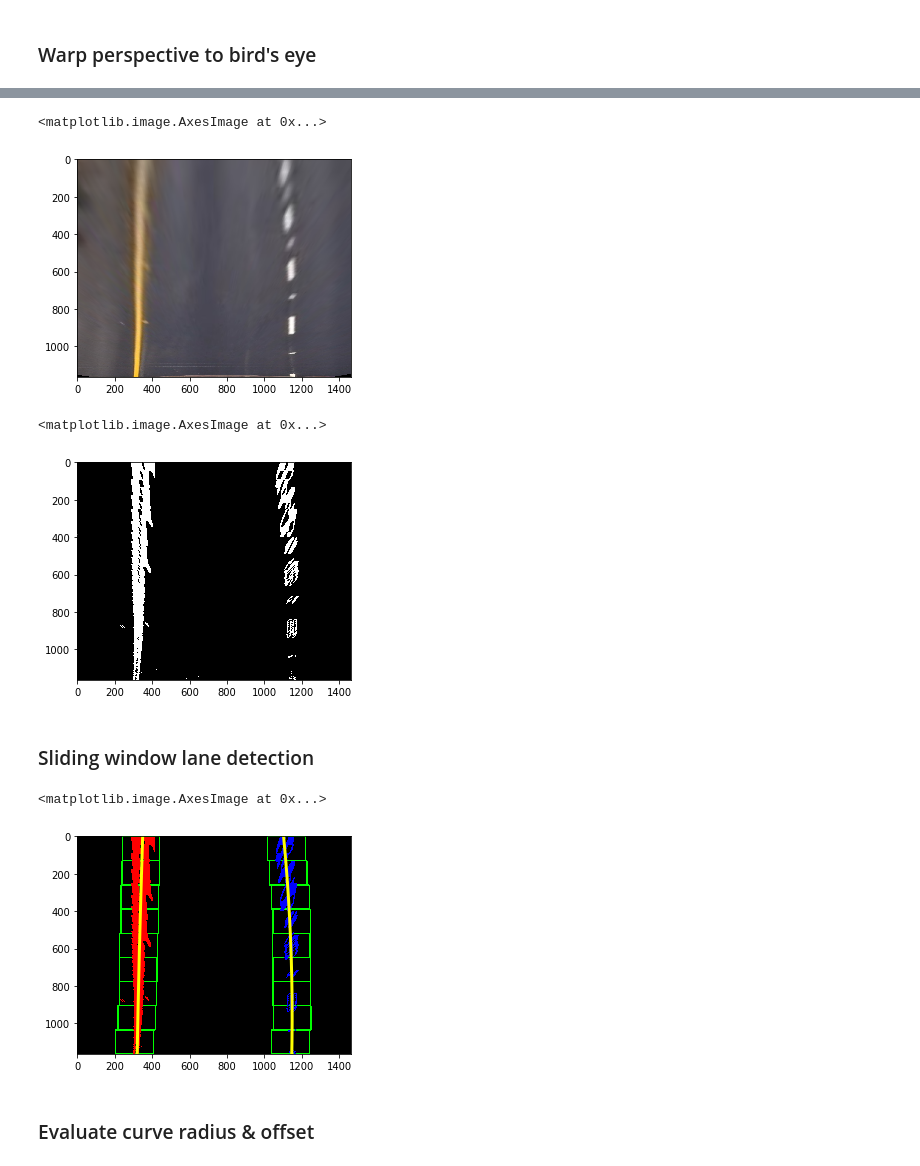
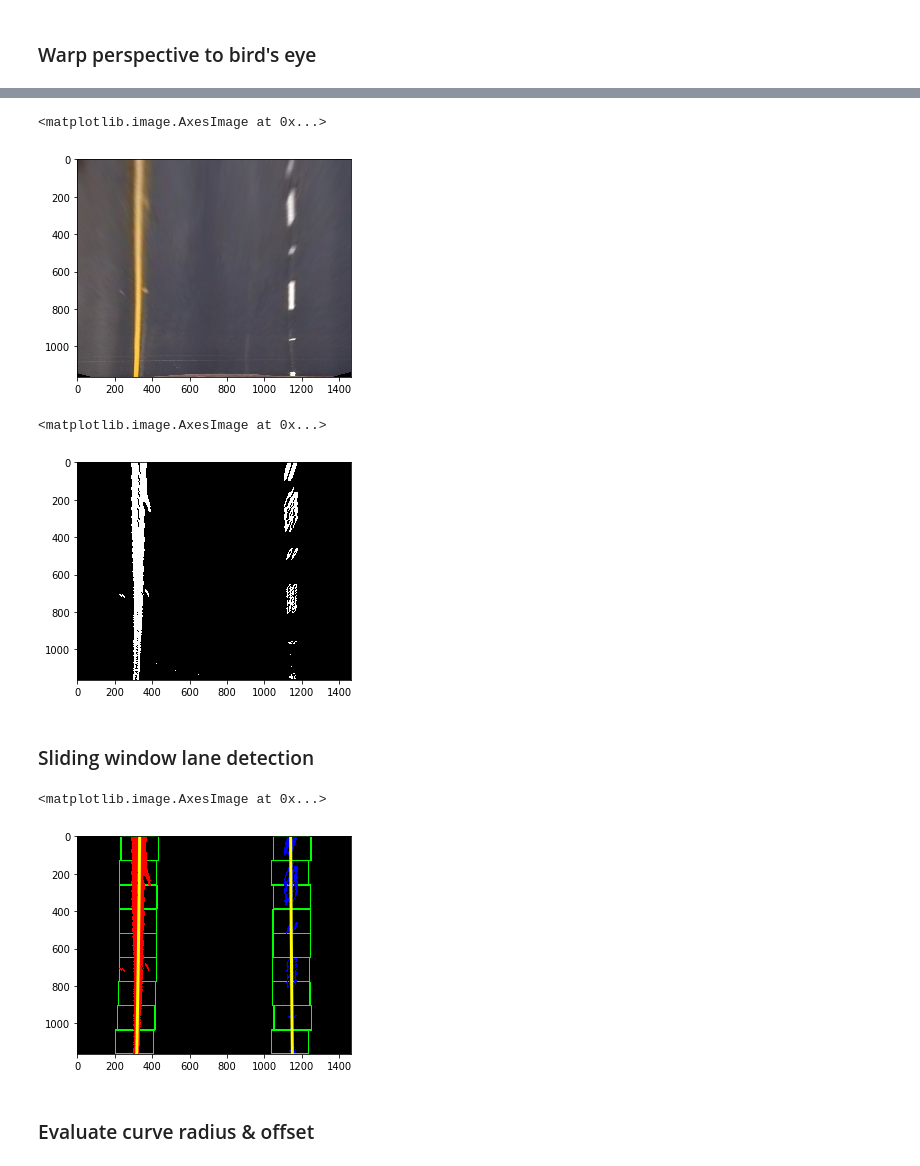
Before and after one commit to pascalnagel/CarND-Advanced-Lane-Lines, a Jupyter notebook: AdvancedLaneLines.ipynb, the cells around one changed output, grey strips where cells are left out. Saved outputs shown, nothing was run; the diff lists cells and outputs as text; code cells hidden in the pictures.

```diff
--- a/AdvancedLaneLines.ipynb
+++ b/AdvancedLaneLines.ipynb
@@ -113,8 +113,8 @@ plt.imshow(thresh_binary, cmap='gray')
 # %% [markdown]
 ### Warp perspective to bird's eye
 # %%
-src = np.float32([[592, 450],
-                  [688, 450],
+src = np.float32([[570, 465],
+                  [712, 465],
                   [1084, 700],
                   [220, 700]])
 dst = np.float32([[300, 300],
@@ -138,13 +138,13 @@ warped_undist = cv2.warpPerspective(undist, M, warped_shape, flags=cv2.INTER_LIN
 plt.imshow(warped_undist)
 # %% [output]
 <matplotlib.image.AxesImage at 0x...>
-[figure, old version]
+[figure, new version]
 # %%
 binary_warped = cv2.warpPerspective(thresh_binary, M, warped_shape, flags=cv2.INTER_LINEAR)
 plt.imshow(binary_warped, cmap='gray')
 # %% [output]
 <matplotlib.image.AxesImage at 0x...>
-[figure, old version]
+[figure, new version]
 # %% [markdown]
 ### Sliding window lane detection
 # %%
@@ -214,21 +214,14 @@ def find_lane_pixels(binary_warped):
         left_lane_inds.append(good_left_inds)
         right_lane_inds.append(good_right_inds)
 
-        ### If you found > minpix pixels, recenter next window ###
-        ### (`right` or `leftx_current`) on their mean position ###
         if len(good_left_inds) > minpix:
             leftx_current = int(np.mean(nonzerox[good_left_inds]))
         if len(good_right_inds) > minpix:
             rightx_current = int(np.mean(nonzerox[good_right_inds]))
-        #pass # Remove this when you add your function
 
     # Concatenate the arrays of indices (previously was a list of lists of pixels)
-    try:
-        left_lane_inds = np.int32(np.concatenate(left_lane_inds))
-        right_lane_inds = np.int32(np.concatenate(right_lane_inds))
-    except ValueError:
-        # Avoids an error if the above is not implemented fully
-        pass
+    left_lane_inds = np.int32(np.concatenate(left_lane_inds))
+    right_lane_inds = np.int32(np.concatenate(right_lane_inds))
 
     # Extract left and right line pixel positions
     leftx = nonzerox[left_lane_inds]
@@ -242,34 +235,34 @@ def find_lane_pixels(binary_warped):
 def fit_polynomial(binary_warped):
     # Find our lane pixels first
     leftx, lefty, rightx, righty, out_img = find_lane_pixels(binary_warped)
 
     ### TO-DO: Fit a second order polynomial to each using `np.polyfit` ###
     left_fit = np.polyfit(lefty, leftx, 2)
     right_fit = np.polyfit(righty, rightx, 2)
 
     # Generate x and y values for plotting
     ploty = np.linspace(0, binary_warped.shape[0]-1, binary_warped.shape[0] )
     left_fitx = left_fit[0]*ploty**2 + left_fit[1]*ploty + left_fit[2]
     right_fitx = right_fit[0]*ploty**2 + right_fit[1]*ploty + right_fit[2]
 
     ## Visualization ##
     # Colors in the left and right lane regions
     out_img[lefty, leftx] = [255, 0, 0]
     out_img[righty, rightx] = [0, 0, 255]
 
     # Plots the left and right polynomials on the lane lines
     plt.plot(left_fitx, ploty, color='yellow', lw=3)
     plt.plot(right_fitx, ploty, color='yellow', lw=3)
 
     return out_img, left_fit, right_fit
 
 
 out_img, left_fit, right_fit = fit_polynomial(binary_warped)
 
 plt.imshow(out_img)
 # %% [output]
 <matplotlib.image.AxesImage at 0x...>
-[figure, old version]
+[figure, new version]
 # %% [markdown]
 ### Evaluate curve radius & offset
 # %%
```
Also changed, not shown: parts of 11 cells of this notebook, 2 other files.
